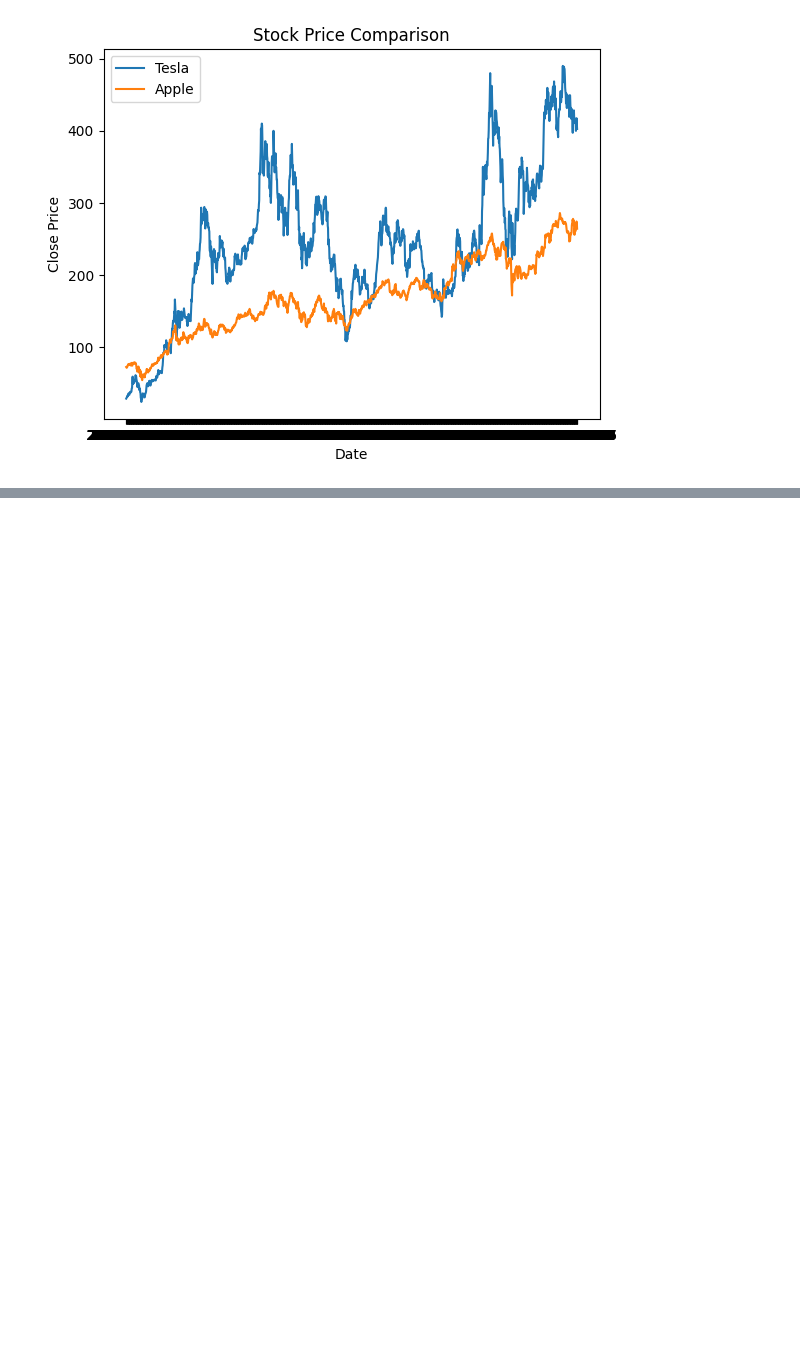
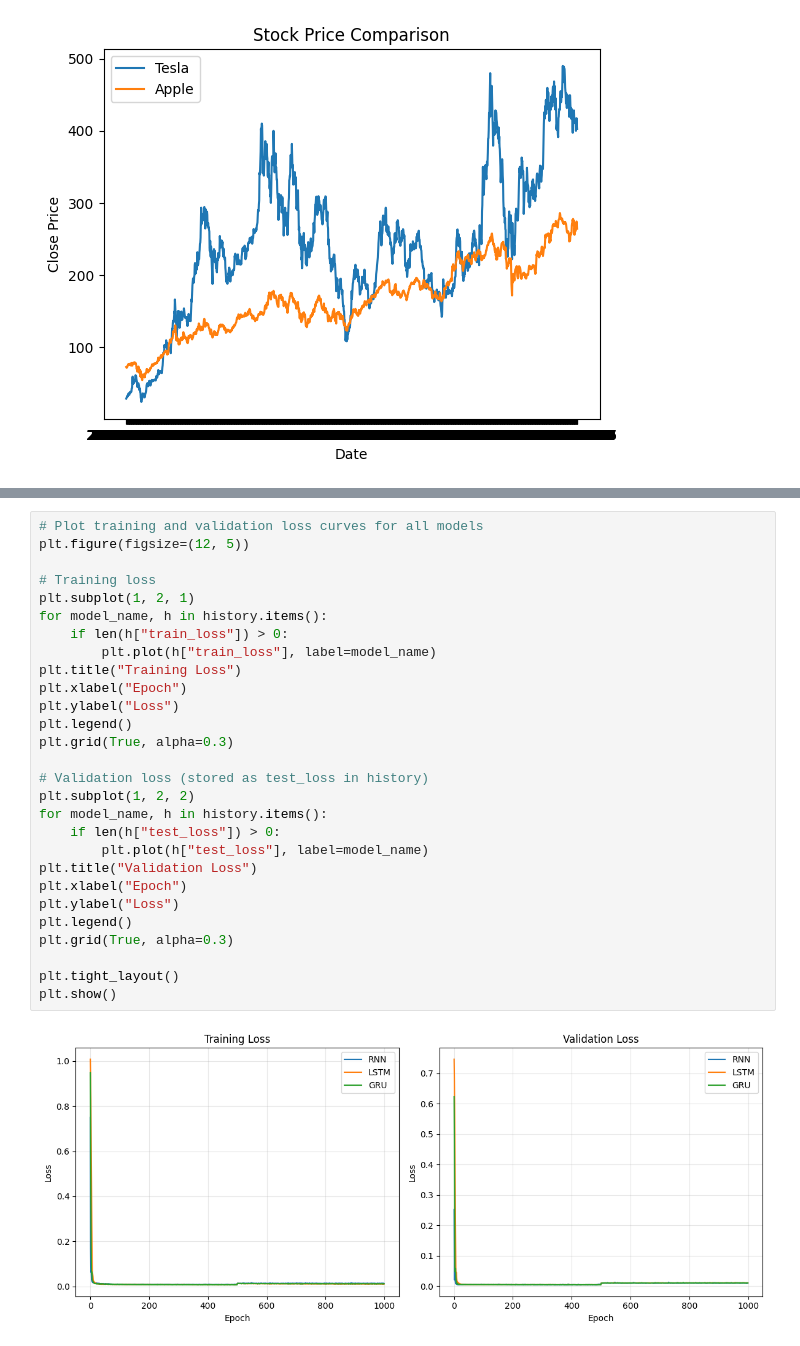
Before and after one commit to pointbreak6969/learn_machine_learning, a Jupyter notebook: assignments/assignment15.ipynb, the cells around one changed output, grey strips where cells are left out. Cells and saved outputs as stored; diff of their text form; blank space fills up the shorter version.

```diff
--- a/assignments/assignment15.ipynb
+++ b/assignments/assignment15.ipynb
@@ -140,0 +651,30 @@ apple_data["quarter_cos"] = np.cos(2 * np.pi * apple_data["quarter"] / 4)
+# %%
+# Plot training and validation loss curves for all models
+plt.figure(figsize=(12, 5))
+
+# Training loss
+plt.subplot(1, 2, 1)
+for model_name, h in history.items():
+    if len(h["train_loss"]) > 0:
+        plt.plot(h["train_loss"], label=model_name)
+plt.title("Training Loss")
+plt.xlabel("Epoch")
+plt.ylabel("Loss")
+plt.legend()
+plt.grid(True, alpha=0.3)
+
+# Validation loss (stored as test_loss in history)
+plt.subplot(1, 2, 2)
+for model_name, h in history.items():
+    if len(h["test_loss"]) > 0:
+        plt.plot(h["test_loss"], label=model_name)
+plt.title("Validation Loss")
+plt.xlabel("Epoch")
+plt.ylabel("Loss")
+plt.legend()
+plt.grid(True, alpha=0.3)
+
+plt.tight_layout()
+plt.show()
+# %% [output]
+[figure, added]
```
Also changed, not shown: parts of 20 cells of this notebook, 35 other files.
